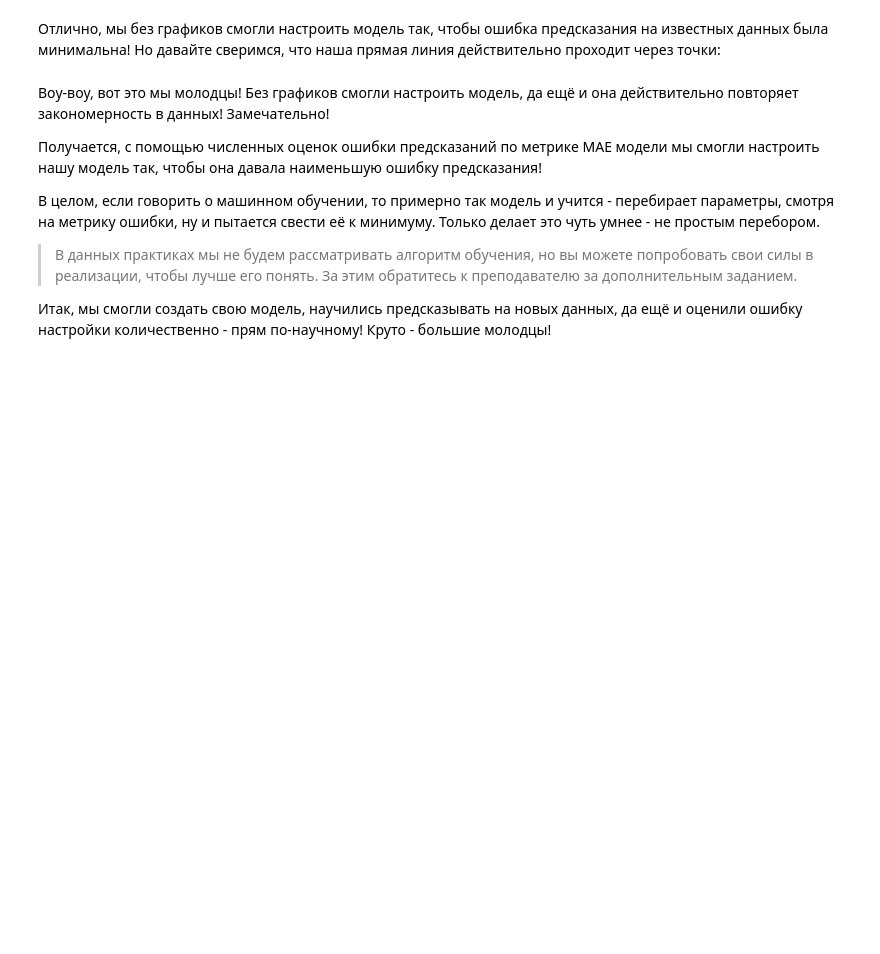
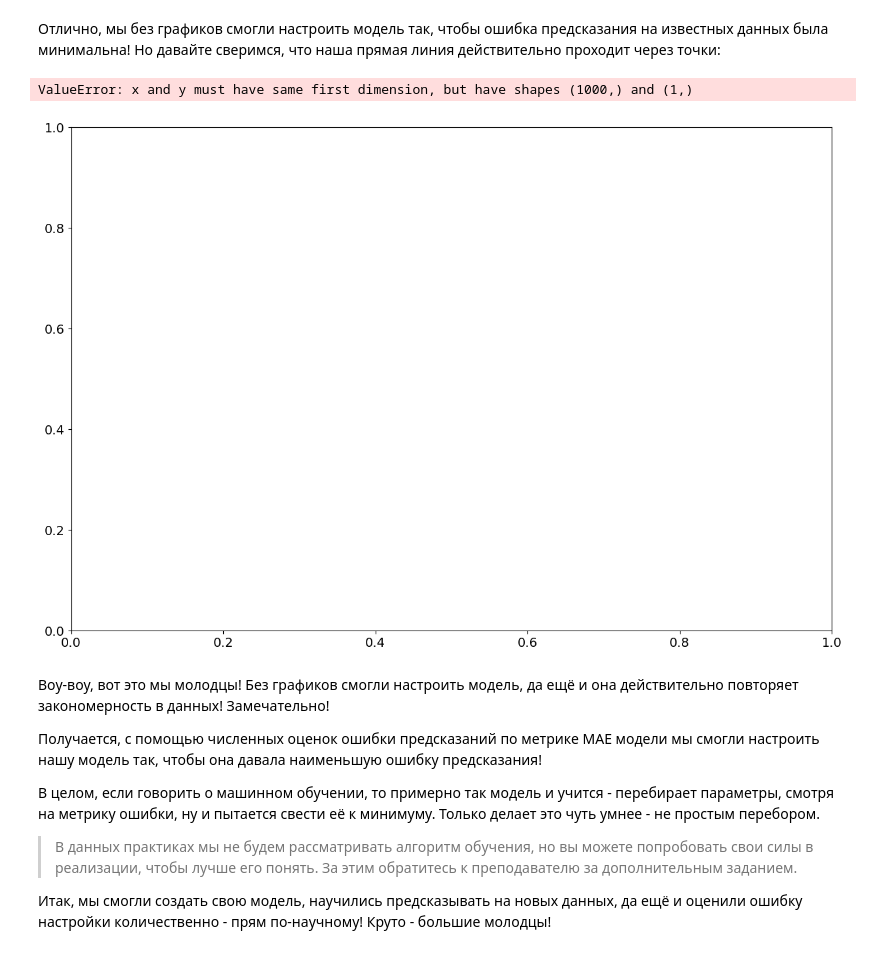
Before and after one commit to truep30/mlEdu, a Jupyter notebook: notebooks/10_Regression.ipynb, the cells around one changed output. Cells and saved outputs as stored; diff of their text form; code cells hidden in the pictures; blank space fills up the shorter version.

```diff
--- a/notebooks/10_Regression.ipynb
+++ b/notebooks/10_Regression.ipynb
@@ -280,6 +286,8 @@ plt.grid()
 Давайте напишем функцию предсказания, но уже на вход будут поступать коэффициенты, чтобы было проще управлять кодом:
 # %%
 # TODO - напишите функцию предсказания predict_price_linear(), которая на вход принимает вектор признаков, коэффициент k и коэффициент b
+def predict_price_linear(x_points, k, b):
+    return (x_points * k + b)
 # %%
 # TEST - проверимс ваше решение
 _test_y_pred = predict_price_linear(np.array([1, 2, 4]), 1, 2)
@@ -351,8 +377,8 @@ print(f'Yoghurt linear predict MAE: {data_mae}')
 # NOTE - не забывайте, что вы уже настраивали визуально коэффициенты, попробуйте и их!
 # TODO* - попробуйте написать код автоматического поиска коэффициентов
 
-LINE_K = 0.1
-LINE_B = 0
+LINE_K = 0.021
+LINE_B = 43
 
 y_true = df_yogurths['price_rub']
 x = df_yogurths['volume']
@@ -376,6 +406,11 @@ print("Well done!")
 Отлично, мы без графиков смогли настроить модель так, чтобы ошибка предсказания на известных данных была минимальна! Но давайте сверимся, что наша прямая линия действительно проходит через точки:
 # %%
 # TODO - напишите код отображения точек данных и линии предсказания
+plt.plot(x_points, y_pred)
+plt.scatter(x_points, y_true)
+# %% [output]
+ValueError: x and y must have same first dimension, but have shapes (1000,) and (1,)
+[figure, added]
 # %% [markdown]
 Воу-воу, вот это мы молодцы! Без графиков смогли настроить модель, да ещё и она действительно повторяет закономерность в данных! Замечательно!
 
```
Also changed, not shown: parts of 10 cells of this notebook.
